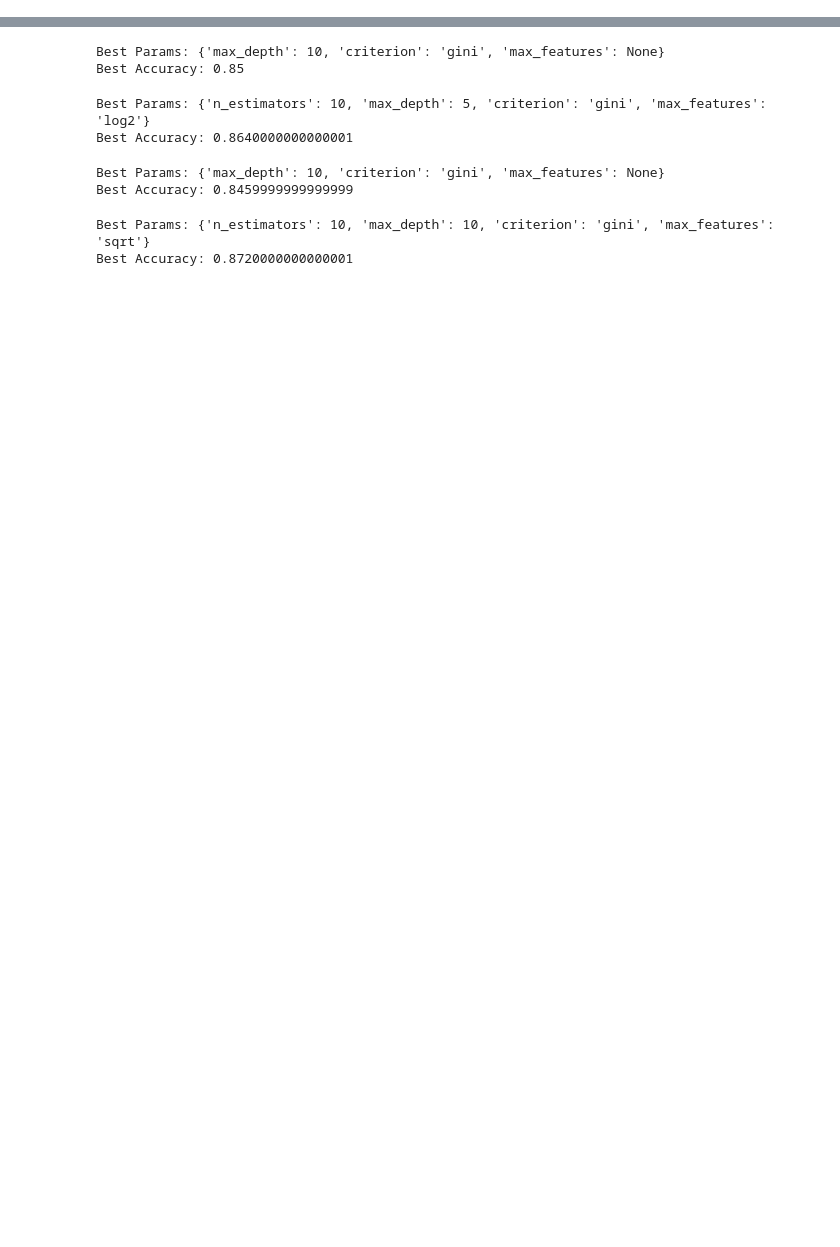
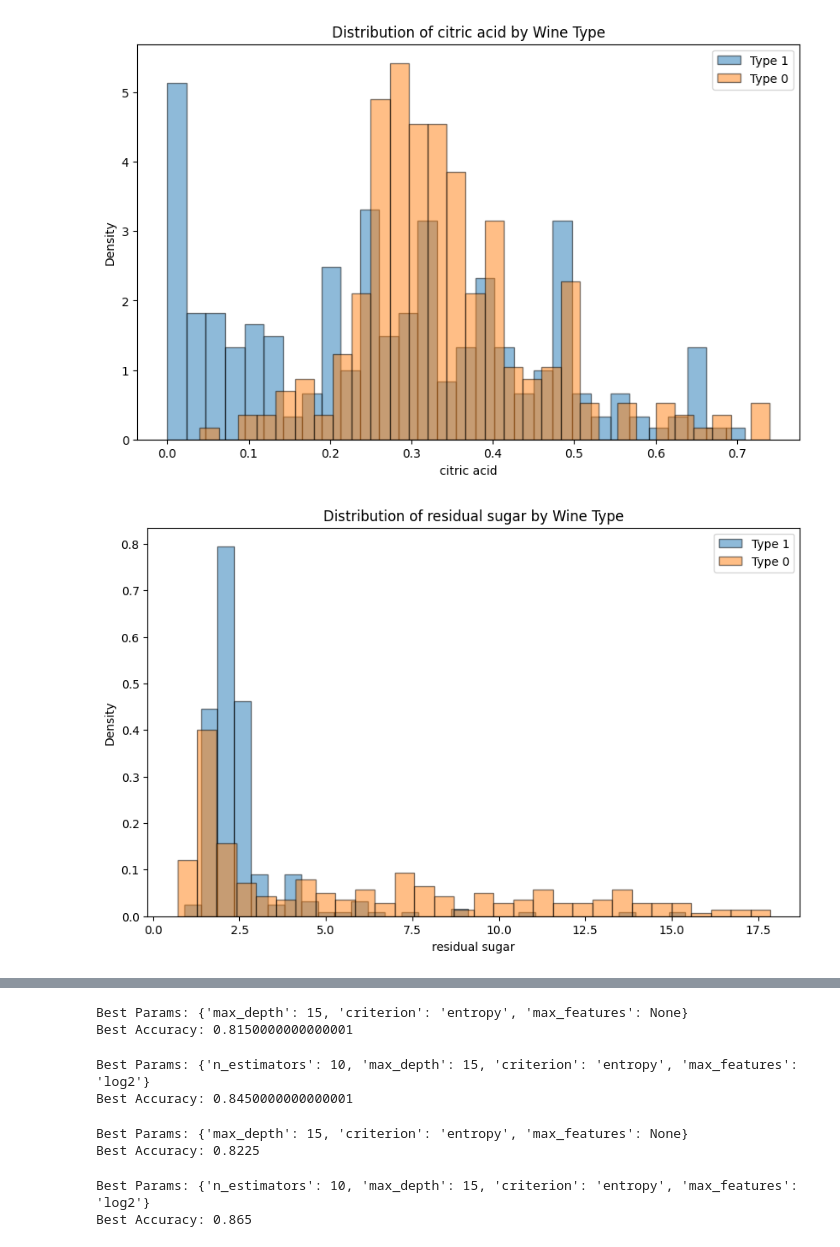
Before and after one commit to Augustvage/maskinlaering, a Jupyter notebook: New_Start/run.ipynb, the cells around one changed output, grey strips where cells are left out. Drawn from its saved outputs; the diff is of its cells as text; code cells hidden in the pictures; blank space fills up the shorter version.

```diff
--- a/New_Start/run.ipynb
+++ b/New_Start/run.ipynb
@@ -20,0 +53,5 @@ X, y = np_array[:, :-1], np_array[:, -1]
+# %%
+plot(wine_data)
+# %% [output]
+[figure, added]
+[figure, added]
@@ -22,59 +62,59 @@ X, y = np_array[:, :-1], np_array[:, -1]
 #Tune HyperParameters for DT for Wine
 best_params, best_accuracy = grid_search(
     model_class=DT2,
-    X=X,
-    y=y,
-    max_depth=[5, 10],
-    criterion=['gini', 'entropy'],
+    X=X_train,
+    y=y_train,
+    max_depth=max_depth,
+    criterion=criterion,
 )
 print("Best Params:", best_params)
 print("Best Accuracy:", best_accuracy)
 # %% [output]
-Best Params: {'max_depth': 10, 'criterion': 'gini', 'max_features': None}
-Best Accuracy: 0.85
+Best Params: {'max_depth': 15, 'criterion': 'entropy', 'max_features': None}
+Best Accuracy: 0.8150000000000001
 # %%
 #Tune HyperParameters for RF for Wine
 best_params, best_accuracy = grid_search(
     model_class=RandomForest,
-    X=X,
-    y=y,
-    n_estimators=[10],
-    max_depth=[5, 10],
-    criterion=['gini', 'entropy'],
-    max_features=['log2', 'sqrt']
+    X=X_train,
+    y=y_train,
+    n_estimators=n_estimators,
+    max_depth=max_depth,
+    criterion=criterion,
+    max_features=max_features
     )
 print("Best Params:", best_params)
 print("Best Accuracy:", best_accuracy)
 # %% [output]
-Best Params: {'n_estimators': 10, 'max_depth': 5, 'criterion': 'gini', 'max_features': 'log2'}
-Best Accuracy: 0.8640000000000001
+Best Params: {'n_estimators': 10, 'max_depth': 15, 'criterion': 'entropy', 'max_features': 'log2'}
+Best Accuracy: 0.8450000000000001
 # %%
 #Tune HyperParameters for DT Classifier for Wine
 best_params, best_accuracy = grid_search(
     model_class=DTC,
-    X=X,
-    y=y,
-    max_depth=[5, 10],
-    criterion=['gini', 'entropy'],
+    X=X_train,
+    y=y_train,
+    max_depth=max_depth,
+    criterion=criterion,
 )
 print("Best Params:", best_params)
 print("Best Accuracy:", best_accuracy)
 # %% [output]
-Best Params: {'max_depth': 10, 'criterion': 'gini', 'max_features': None}
-Best Accuracy: 0.8459999999999999
+Best Params: {'max_depth': 15, 'criterion': 'entropy', 'max_features': None}
+Best Accuracy: 0.8225
 # %%
 #Tune HyperParameters for RF Classifier for Wine
 best_params, best_accuracy = grid_search(
     model_class=RFC,
-    X=X,
-    y=y,
-    n_estimators=[10],
-    max_depth=[5, 10],
-    criterion=['gini', 'entropy'],
-    max_features=['log2', 'sqrt']
+    X=X_train,
+    y=y_train,
+    n_estimators=n_estimators,
+    max_depth=max_depth,
+    criterion=criterion,
+    max_features=max_features
     )
 print("Best Params:", best_params)
 print("Best Accuracy:", best_accuracy)
 # %% [output]
-Best Params: {'n_estimators': 10, 'max_depth': 10, 'criterion': 'gini', 'max_features': 'sqrt'}
-Best Accuracy: 0.8720000000000001
+Best Params: {'n_estimators': 10, 'max_depth': 15, 'criterion': 'entropy', 'max_features': 'log2'}
+Best Accuracy: 0.865
```
Also changed, not shown: parts of 10 cells of this notebook, 6 other files.
